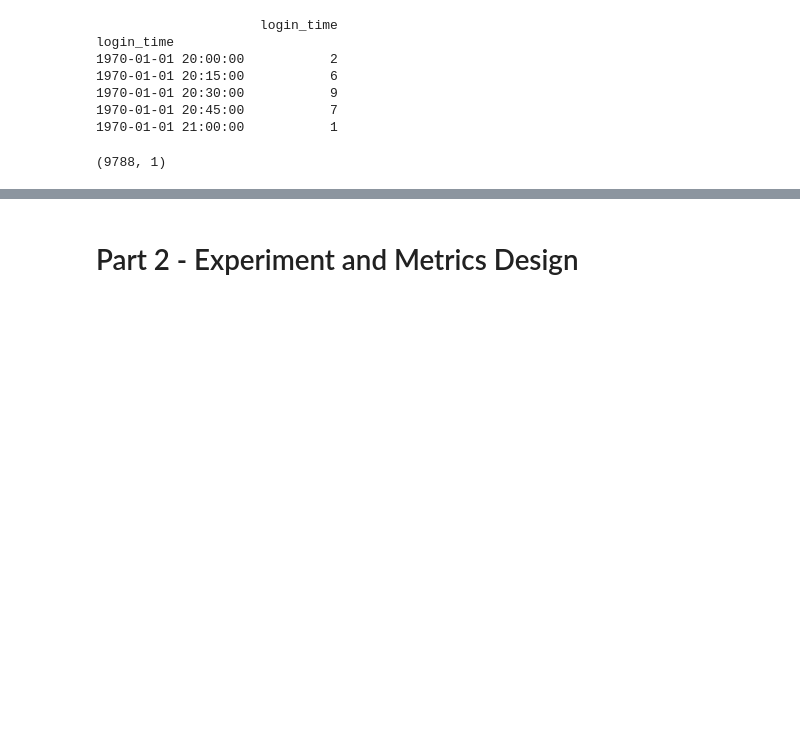
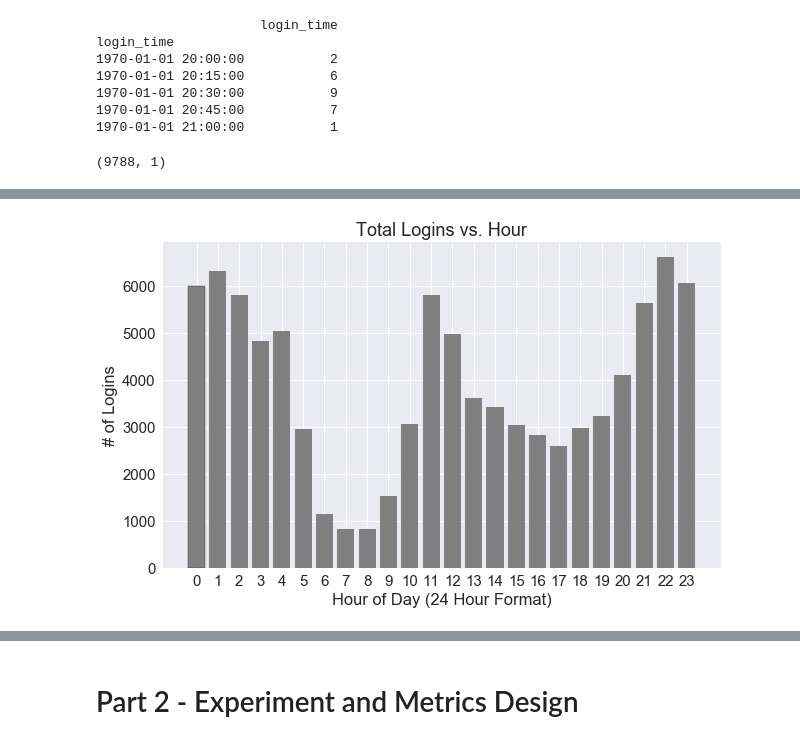
Before and after one commit to emenriquez/Springboard-Coursework, a Jupyter notebook: Take Home Challenge 1 - Ultimate Technologies/Ultimate Solutions.ipynb, the cells around one changed output, grey strips where cells are left out. Drawn from its saved outputs; the diff is of its cells as text; code cells hidden in the pictures; blank space fills up the shorter version.

```diff
--- a/Take Home Challenge 1 - Ultimate Technologies/Ultimate Solutions.ipynb
+++ b/Take Home Challenge 1 - Ultimate Technologies/Ultimate Solutions.ipynb
@@ -128,0 +141,13 @@ plt.show()
+# %%
+# Plot logins vs. hour of day
+hourly_counts = [counts[counts.login_time.index.hour == x].login_time.sum() for x in range(24)]
+
+plt.subplots(figsize=(10,6))
+plt.bar(range(24), hourly_counts, facecolor='gray', edgecolor='k')
+plt.title('Total Logins vs. Hour')
+plt.ylabel('# of Logins')
+plt.xlabel('Hour of Day (24 Hour Format)')
+plt.xticks(range(24))
+plt.show()
+# %% [output]
+[figure, added]
```
Also changed, not shown: parts of 9 cells of this notebook.
